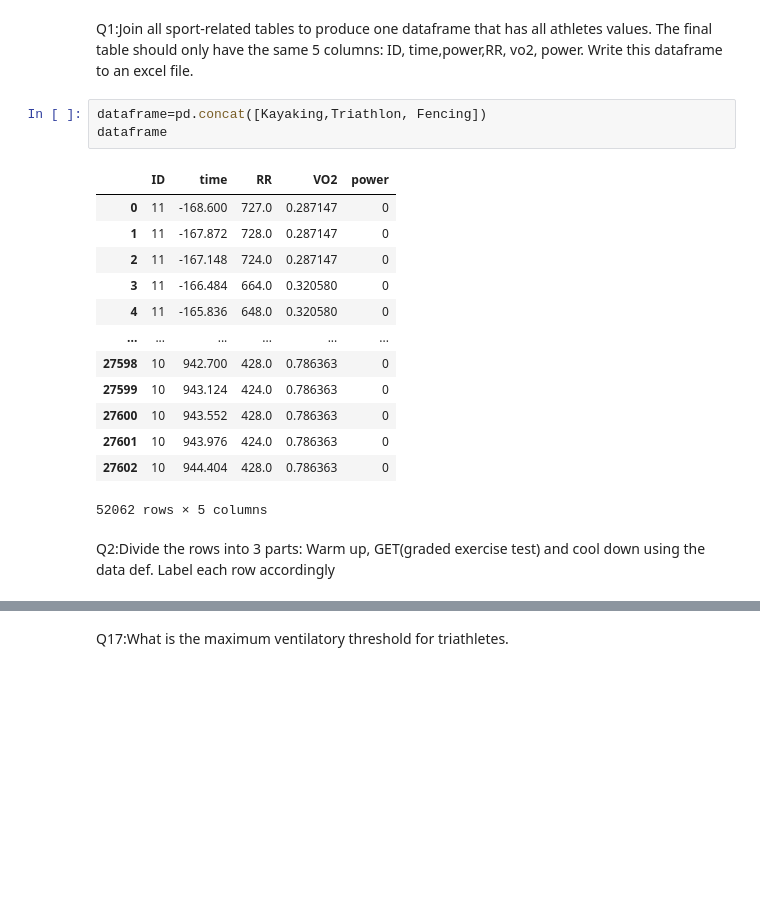
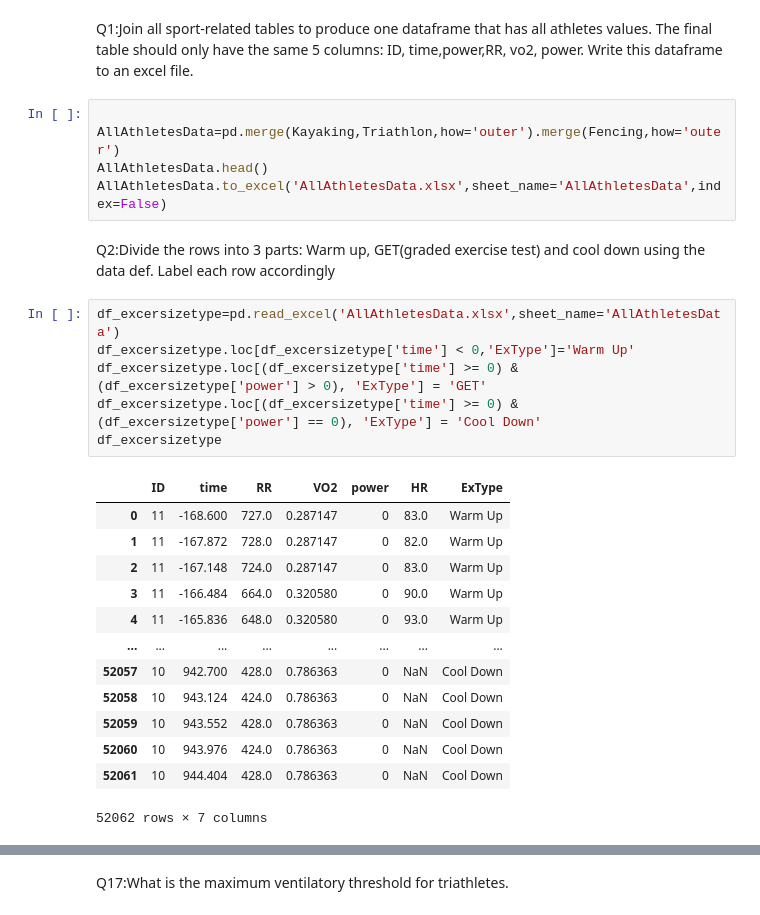
Before and after one commit to kalyankranth/10_Pythoncharms_PythonHackathon_Aug24, a Jupyter notebook: KalyanKranthi_Q17toQ32.ipynb, the cells around one changed output, grey strips where cells are left out. Saved outputs shown, nothing was run; the diff lists cells and outputs as text; blank space fills up the shorter version.

```diff
--- a/KalyanKranthi_Q17toQ32.ipynb
+++ b/KalyanKranthi_Q17toQ32.ipynb
@@ -44,21 +16,29 @@ Kayaking.head()
 # %% [markdown]
 Q1:Join all sport-related tables to produce one dataframe that has all athletes values. The final table should only have the same 5 columns: ID, time,power,RR, vo2, power. Write this dataframe to an excel file.
 # %%
-dataframe=pd.concat([Kayaking,Triathlon, Fencing])
-dataframe
+
+AllAthletesData=pd.merge(Kayaking,Triathlon,how='outer').merge(Fencing,how='outer')
+AllAthletesData.head()
+AllAthletesData.to_excel('AllAthletesData.xlsx',sheet_name='AllAthletesData',index=False)
-# %% [output]
-|  | ID | time | RR | VO2 | power |
-| 0 | 11 | -168.600 | 727.0 | 0.287147 | 0 |
-| 1 | 11 | -167.872 | 728.0 | 0.287147 | 0 |
-| 2 | 11 | -167.148 | 724.0 | 0.287147 | 0 |
-| 3 | 11 | -166.484 | 664.0 | 0.320580 | 0 |
-| 4 | 11 | -165.836 | 648.0 | 0.320580 | 0 |
-| ... | ... | ... | ... | ... | ... |
-| 27598 | 10 | 942.700 | 428.0 | 0.786363 | 0 |
-| 27599 | 10 | 943.124 | 424.0 | 0.786363 | 0 |
-| 27600 | 10 | 943.552 | 428.0 | 0.786363 | 0 |
-| 27601 | 10 | 943.976 | 424.0 | 0.786363 | 0 |
-| 27602 | 10 | 944.404 | 428.0 | 0.786363 | 0 |
-52062 rows × 5 columns
 # %% [markdown]
 Q2:Divide the rows into 3 parts: Warm up, GET(graded exercise test) and cool down using the data def. Label each row accordingly
+# %%
+df_excersizetype=pd.read_excel('AllAthletesData.xlsx',sheet_name='AllAthletesData')
+df_excersizetype.loc[df_excersizetype['time'] < 0,'ExType']='Warm Up'
+df_excersizetype.loc[(df_excersizetype['time'] >= 0) & (df_excersizetype['power'] > 0), 'ExType'] = 'GET'
+df_excersizetype.loc[(df_excersizetype['time'] >= 0) & (df_excersizetype['power'] == 0), 'ExType'] = 'Cool Down'
+df_excersizetype
+# %% [output]
+|  | ID | time | RR | VO2 | power | HR | ExType |
+| 0 | 11 | -168.600 | 727.0 | 0.287147 | 0 | 83.0 | Warm Up |
+| 1 | 11 | -167.872 | 728.0 | 0.287147 | 0 | 82.0 | Warm Up |
+| 2 | 11 | -167.148 | 724.0 | 0.287147 | 0 | 83.0 | Warm Up |
+| 3 | 11 | -166.484 | 664.0 | 0.320580 | 0 | 90.0 | Warm Up |
+| 4 | 11 | -165.836 | 648.0 | 0.320580 | 0 | 93.0 | Warm Up |
+| ... | ... | ... | ... | ... | ... | ... | ... |
+| 52057 | 10 | 942.700 | 428.0 | 0.786363 | 0 | NaN | Cool Down |
+| 52058 | 10 | 943.124 | 424.0 | 0.786363 | 0 | NaN | Cool Down |
+| 52059 | 10 | 943.552 | 428.0 | 0.786363 | 0 | NaN | Cool Down |
+| 52060 | 10 | 943.976 | 424.0 | 0.786363 | 0 | NaN | Cool Down |
+| 52061 | 10 | 944.404 | 428.0 | 0.786363 | 0 | NaN | Cool Down |
+52062 rows × 7 columns
```
Also changed, not shown: parts of 10 cells of this notebook, 2 other files.
